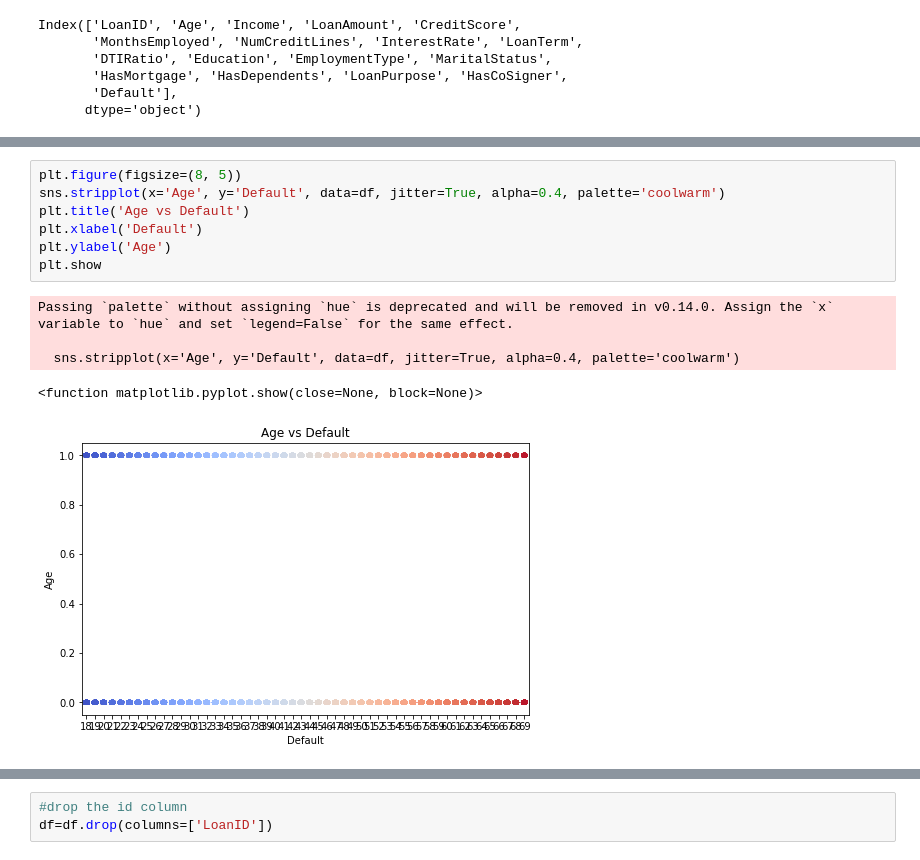
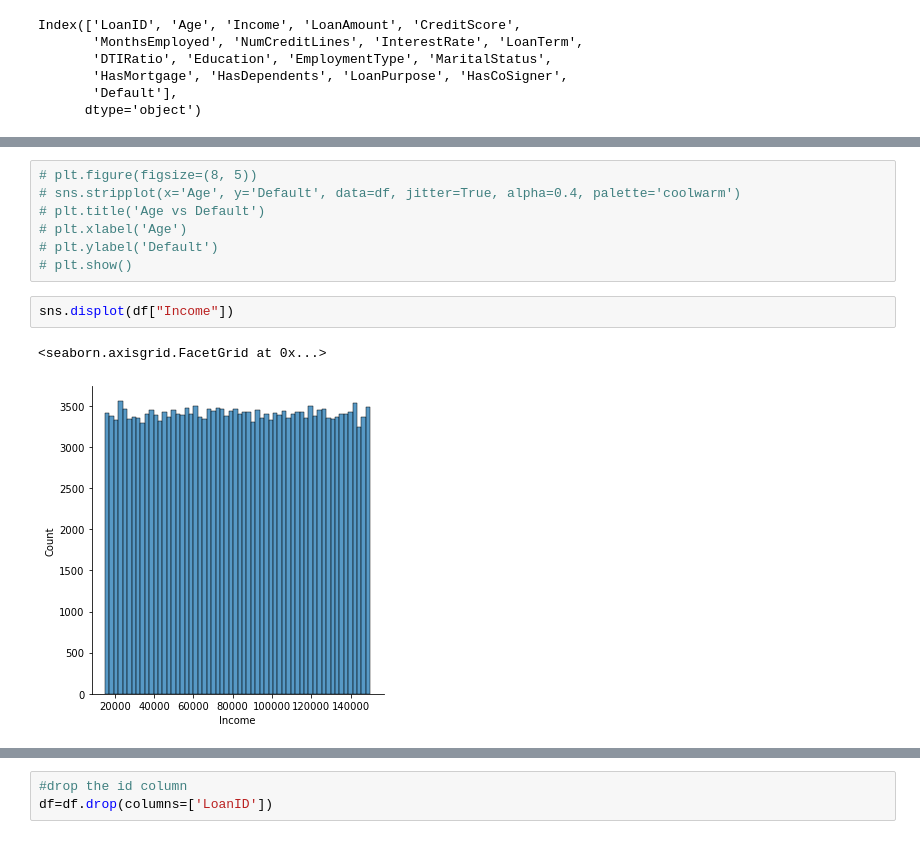
Before and after one commit to Kandarp08/AIM511---Project, a Jupyter notebook: data_preprocessing.ipynb, the cells around one changed output, grey strips where cells are left out. Drawn from its saved outputs; the diff is of its cells as text.

```diff
--- a/data_preprocessing.ipynb
+++ b/data_preprocessing.ipynb
@@ -122,13 +123,12 @@ plt.show()
 # %%
-plt.figure(figsize=(8, 5))
-sns.stripplot(x='Age', y='Default', data=df, jitter=True, alpha=0.4, palette='coolwarm')
-plt.title('Age vs Default')
-plt.xlabel('Default')
-plt.ylabel('Age')
-plt.show
+# plt.figure(figsize=(8, 5))
+# sns.stripplot(x='Age', y='Default', data=df, jitter=True, alpha=0.4, palette='coolwarm')
+# plt.title('Age vs Default')
+# plt.xlabel('Age')
+# plt.ylabel('Default')
+# plt.show()
-# %% [output]
-Passing `palette` without assigning `hue` is deprecated and will be removed in v0.14.0. Assign the `x` variable to `hue` and set `legend=False` for the same effect.
-
-  sns.stripplot(x='Age', y='Default', data=df, jitter=True, alpha=0.4, palette='coolwarm')
-<function matplotlib.pyplot.show(close=None, block=None)>
-[figure, removed]
+# %%
+sns.displot(df["Income"])
+# %% [output]
+<seaborn.axisgrid.FacetGrid at 0x...>
+[figure, added]
```
Also changed, not shown: parts of 5 cells of this notebook, 1 other file.
